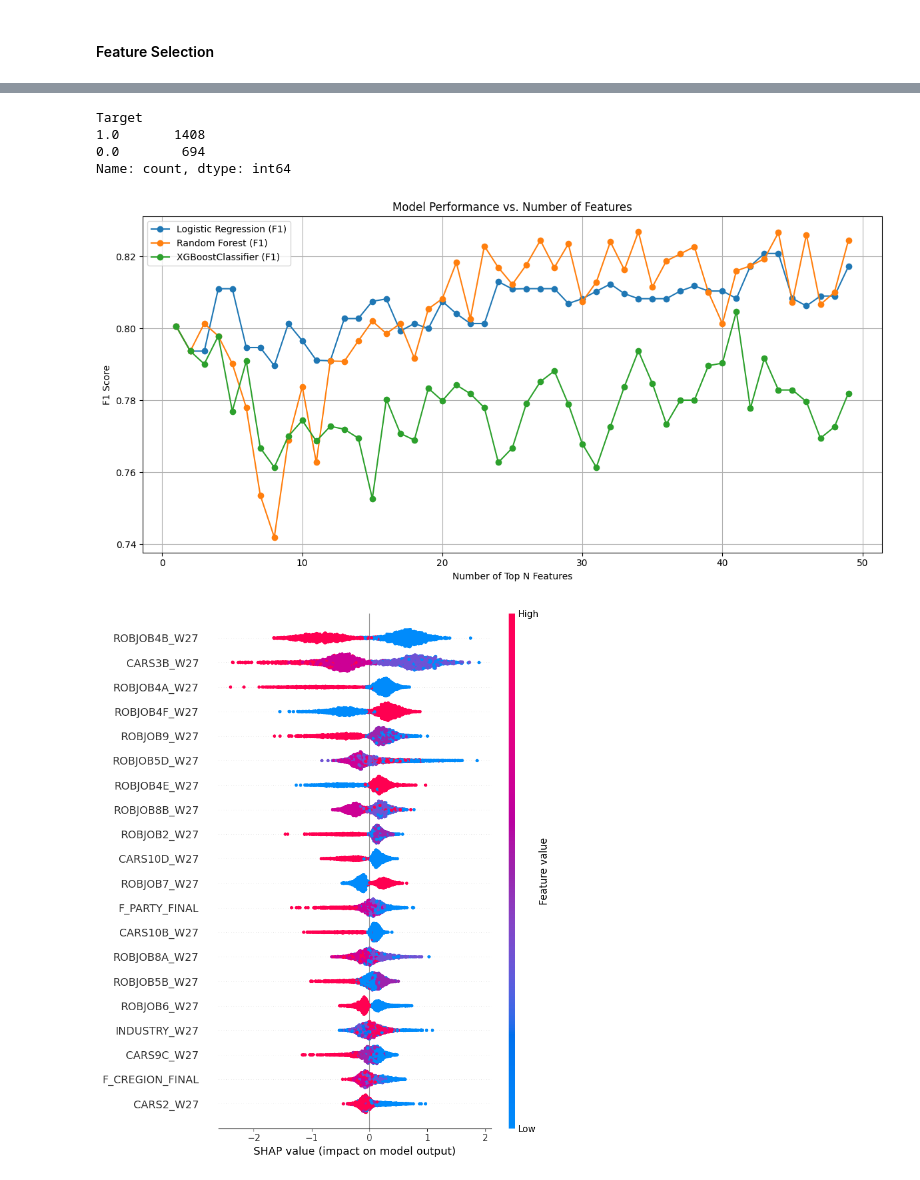
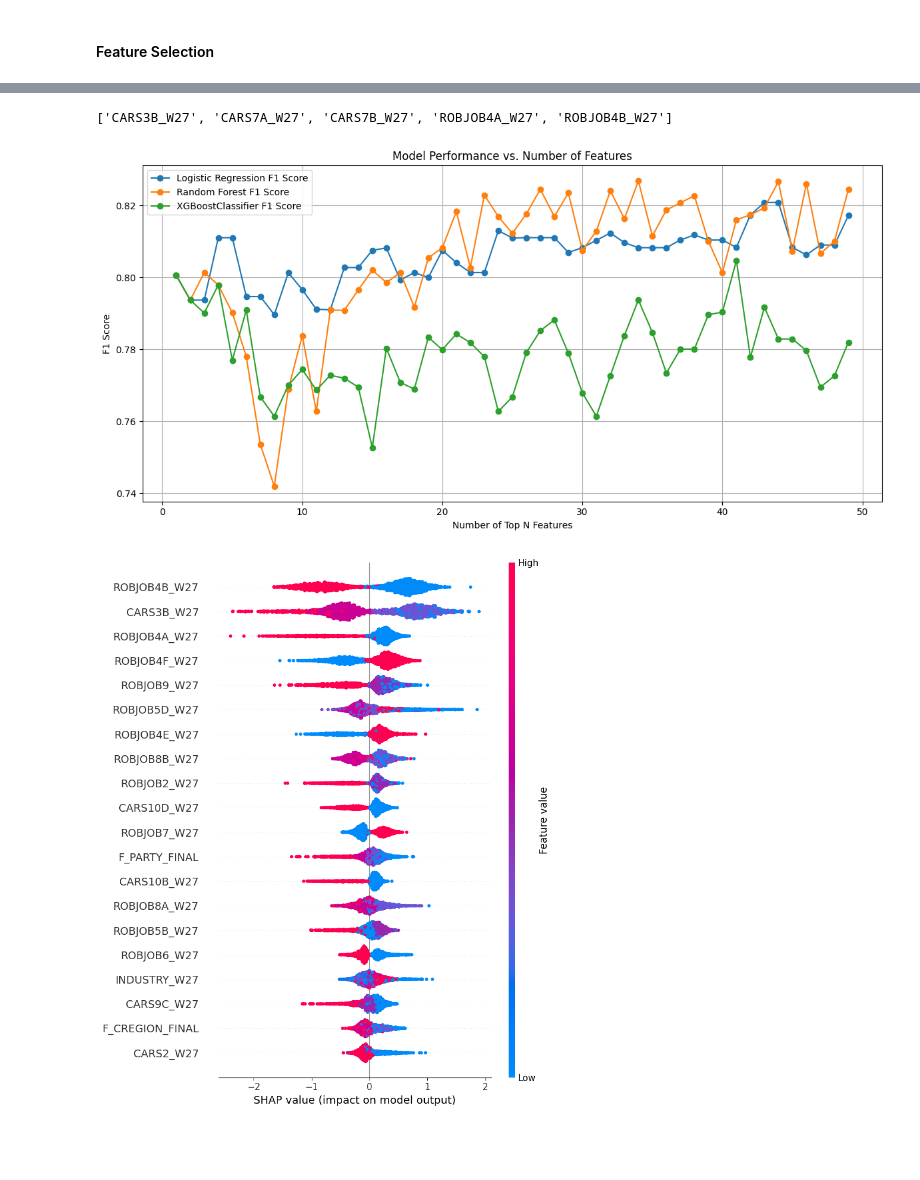
Before and after one commit to ashcds/automation-worry-indicator, a Jupyter notebook: tech_adopt.ipynb, the cells around one changed output, grey strips where cells are left out. Cells and saved outputs as stored; diff of their text form; code cells hidden in the pictures; blank space fills up the shorter version.

Commit message:
model update

```diff
--- a/tech_adopt.ipynb
+++ b/tech_adopt.ipynb
@@ -230,23 +193,0 @@ Testing set shape: (421, 5)
-# %%
-from sklearn.linear_model import LogisticRegression
-from sklearn.ensemble import RandomForestClassifier
-from sklearn.metrics import classification_report, confusion_matrix
-
-# Initialize the models
-lst_model = LogisticRegression(max_iter=1000, random_state=42)
-rf_model = RandomForestClassifier(n_estimators=100, random_state=42)
-
-lst_model.fit(X_train, y_train)
-rf_model.fit(X_train, y_train)
-
-# Make predictions
-lst_predictions = lst_model.predict(X_test)
-rf_predictions = rf_model.predict(X_test)
-
-# Evaluate the models
-print("Logistic Regression Classification Report:")
-print(classification_report(y_test, lst_predictions))
-print("Random Forest Classification Report:")
-print(classification_report(y_test, rf_predictions))
-
-# Confusion matrices
@@ -273,28 +194,30 @@ weighted avg       0.71      0.71      0.71       421
-# %%
-pew_target.value_counts()
-# %% [output]
-Target
-1.0       1408
-0.0        694
-Name: count, dtype: int64
+# %%
+# Feature selection using chi-squared test
+from sklearn.feature_selection import SelectKBest, chi2
+
+# Apply chi-squared test
+selector = SelectKBest(score_func=chi2, k=5)
+X_new = selector.fit(X, y)
+
+# Get the selected feature names
+selected_features_cols = X_new.get_support()
+selected_features = X.iloc[:, selected_features_cols].columns.tolist()
+print(selected_features)
+# %% [output]
+['CARS3B_W27', 'CARS7A_W27', 'CARS7B_W27', 'ROBJOB4A_W27', 'ROBJOB4B_W27']
 # %%
-# Chi2 Feature Study
-
-# Step 1: Rank features using Chi-Squared
+# Chi2 Feature Importance Study
 from sklearn.feature_selection import SelectKBest, chi2
 from sklearn.model_selection import train_test_split
 from sklearn.linear_model import LogisticRegression
 from sklearn.ensemble import RandomForestClassifier
 from xgboost import XGBClassifier
-# Import necessary libraries
 from sklearn.metrics import accuracy_score, f1_score
 import matplotlib.pyplot as plt
 import pandas as pd
 import numpy as np
 
-X = pew_auto_filtered.drop(columns=['Target'])
-y = pew_auto_filtered['Target']
-
+# Rank features using Chi-Squared
 selector = SelectKBest(score_func=chi2, k='all')
 selector.fit(X, y)
 
@@ -303,7 +226,7 @@ chi2_scores = pd.DataFrame({
     'Chi2_Score': selector.scores_
 }).sort_values(by='Chi2_Score', ascending=False)
 
-# Step 2: Evaluate model performance across top N features
+# Evaluate model performance across top N features
 def evaluate_top_n_features(n):
     top_n_features = chi2_scores['Feature'].head(n).tolist()
     X_selected = X[top_n_features]
@@ -311,12 +234,14 @@ def evaluate_top_n_features(n):
     X_train, X_test, y_train, y_test = train_test_split(
         X_selected, y, test_size=0.2, random_state=42, stratify=y)
 
+    # Define models to evaluate
     models = {
         'Logistic Regression': LogisticRegression(max_iter=1000, random_state=42),
         'Random Forest': RandomForestClassifier(n_estimators=100, random_state=42),
         'XGBoostClassifier': XGBClassifier(eval_metric='logloss', random_state=42)
     }
 
+    # Train and evaluate each model
     results = {}
     for name, model in models.items():
         model.fit(X_train, y_train)
@@ -325,39 +250,41 @@ def evaluate_top_n_features(n):
             'Accuracy': accuracy_score(y_test, preds),
             'F1': f1_score(y_test, preds)
         }
     return results
 
-# Step 3: Run evaluation for multiple values of N
+# Run evaluation for multiple values of N
 results_summary = []
-top_n_range = range(1, 50, 1)  # e.g., test 5, 10, 15, ..., 80 features
+top_n_range = range(1, 50, 1)
 
+# Evaluate models for each top N feature count
 for n in top_n_range:
     result = evaluate_top_n_features(n)
     for model_name in result:
         results_summary.append({
             'Top_N': n,
             'Model': model_name,
             'Accuracy': result[model_name]['Accuracy'],
             'F1': result[model_name]['F1']
         })
 
 results_df = pd.DataFrame(results_summary)
 
-# Step 4: Plot results
+# Plot results
 plt.figure(figsize=(12, 6))
 for model_name in results_df['Model'].unique():
     subset = results_df[results_df['Model'] == model_name]
-    plt.plot(subset['Top_N'], subset['F1'], marker='o', label=f'{model_name} (F1)')
+    plt.plot(subset['Top_N'], subset['F1'], marker='o', label=f'{model_name} F1 Score')
 plt.xlabel("Number of Top N Features")
 plt.ylabel("F1 Score")
 plt.title("Model Performance vs. Number of Features")
 plt.legend()
 plt.grid(True)
 plt.tight_layout()
 plt.show()
 # %% [output]
-[figure, old version]
+[figure, new version]
 # %%
+# Check feature explainability using SHAP for feature selection
 import shap
 import xgboost as xgb
 from xgboost import XGBClassifier as XGBoostClassifier
@@ -369,4 +296,4 @@ shap_values = explainer(X)
 
 shap.summary_plot(shap_values, X)
 # %% [output]
-[figure, old version]
+[figure, new version]
```
Also changed, not shown: parts of 14 cells of this notebook, 1 other file.
